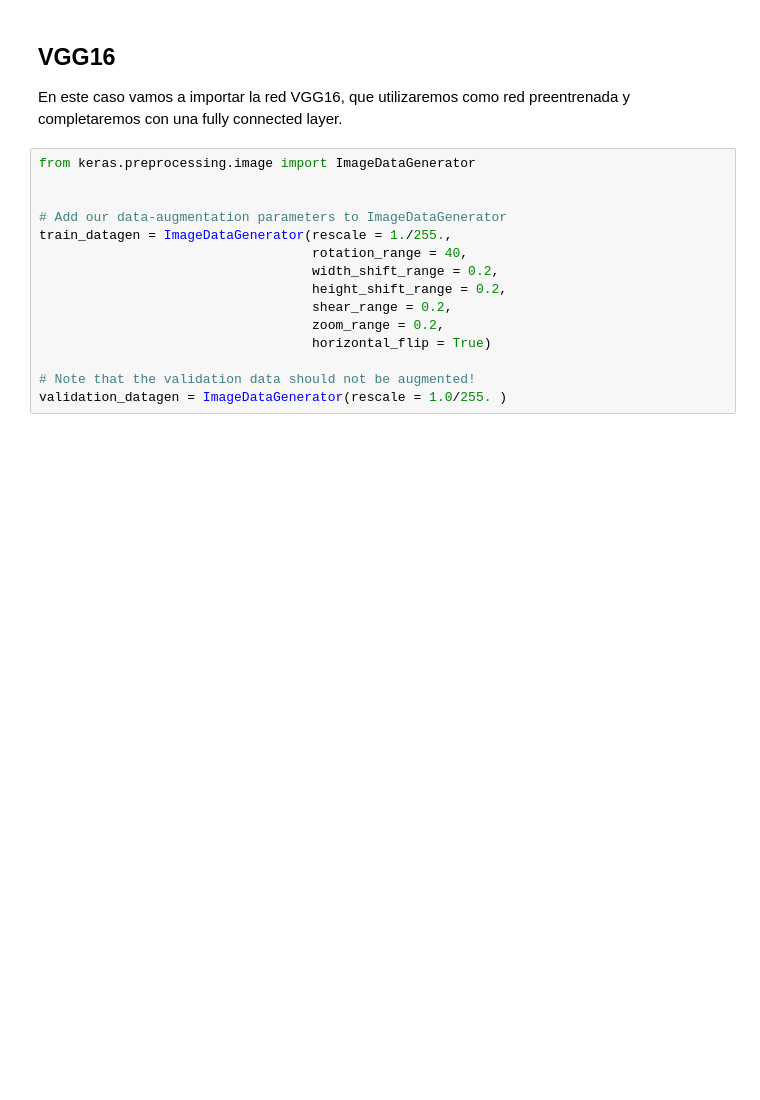
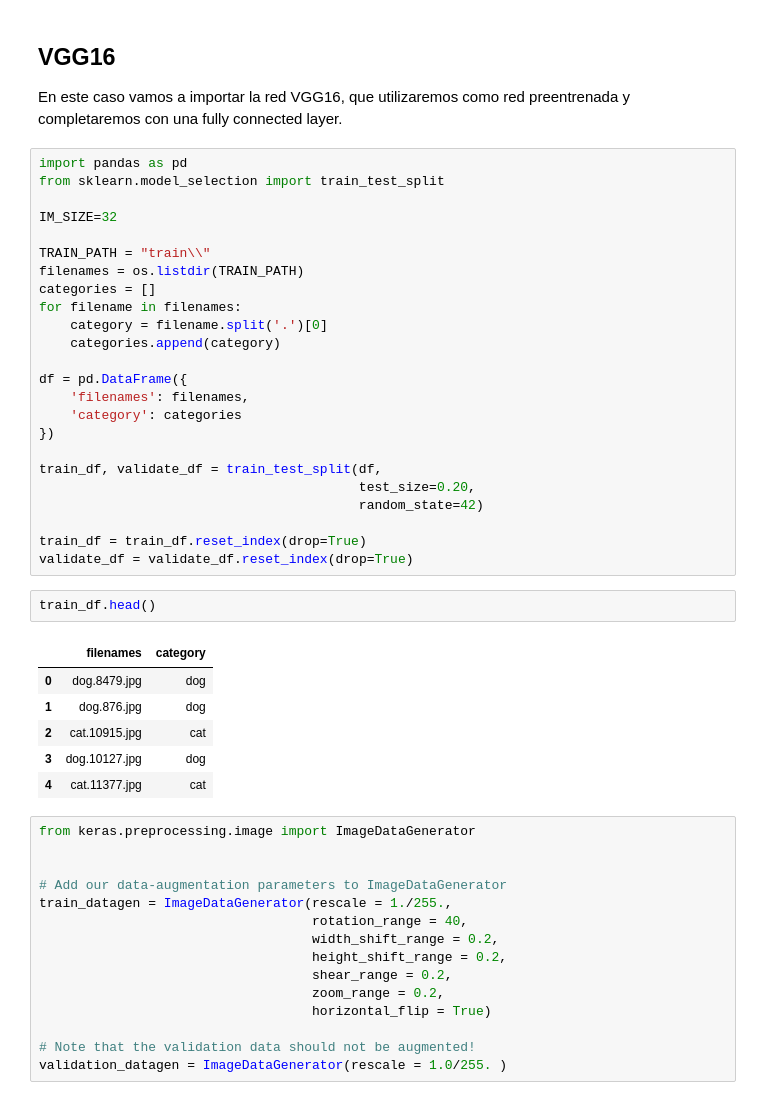
Before and after one commit to rafazamb/DS_PT_ENE21, a Jupyter notebook: 2-Machine_Learning/2.3_Redes_Neuronales/3 - Transfer Learning.ipynb, the cells around one changed output. Cells and saved outputs as stored; diff of their text form; blank space fills up the shorter version.

```diff
--- a/2-Machine_Learning/2.3_Redes_Neuronales/3 - Transfer Learning.ipynb
+++ b/2-Machine_Learning/2.3_Redes_Neuronales/3 - Transfer Learning.ipynb
@@ -49,6 +157,39 @@ print(x_test.shape)
 # %% [markdown]
 ## VGG16
 En este caso vamos a importar la red VGG16, que utilizaremos como red preentrenada y completaremos con una fully connected layer.
+# %%
+import pandas as pd
+from sklearn.model_selection import train_test_split
+
+IM_SIZE=32
+
+TRAIN_PATH = "train\\"
+filenames = os.listdir(TRAIN_PATH)
+categories = []
+for filename in filenames:
+    category = filename.split('.')[0]
+    categories.append(category)
+
+df = pd.DataFrame({
+    'filenames': filenames,
+    'category': categories
+})
+
+train_df, validate_df = train_test_split(df,
+                                         test_size=0.20,
+                                         random_state=42)
+
+train_df = train_df.reset_index(drop=True)
+validate_df = validate_df.reset_index(drop=True)
+# %%
+train_df.head()
+# %% [output]
+|  | filenames | category |
+| 0 | dog.8479.jpg | dog |
+| 1 | dog.876.jpg | dog |
+| 2 | cat.10915.jpg | cat |
+| 3 | dog.10127.jpg | dog |
+| 4 | cat.11377.jpg | cat |
 # %%
 from keras.preprocessing.image import ImageDataGenerator
 
```
Also changed, not shown: parts of 10 cells of this notebook, 33 other files.
